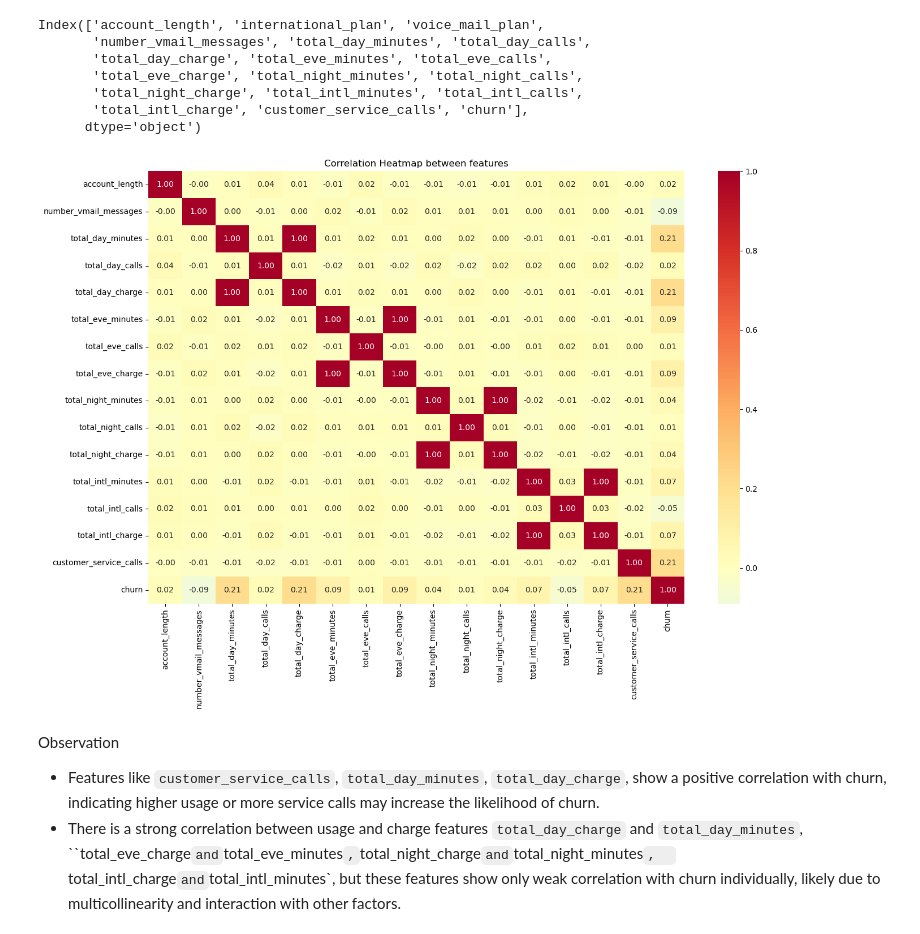
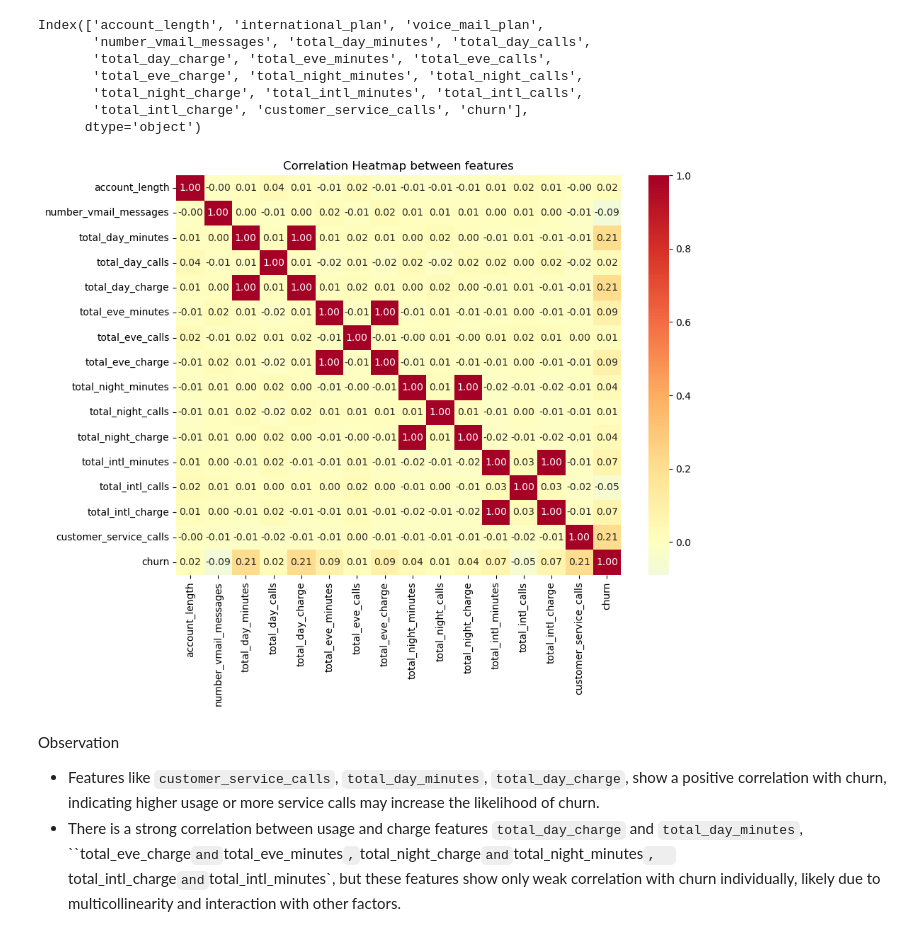
Before and after one commit to Mercykirwa25/End_Phase_3_Project, a Jupyter notebook: Churn_dataset.ipynb, the cells around one changed output. Drawn from its saved outputs; the diff is of its cells as text; code cells hidden in the pictures.

```diff
--- a/Churn_dataset.ipynb
+++ b/Churn_dataset.ipynb
@@ -522,19 +541,19 @@ Index(['account_length', 'international_plan', 'voice_mail_plan',
 # %%
 features = ["account_length", "number_vmail_messages", "total_day_minutes", "total_day_calls",
        "total_day_charge", "total_eve_minutes", "total_eve_calls",
        "total_eve_charge", "total_night_minutes", "total_night_calls",
        "total_night_charge", "total_intl_minutes", "total_intl_calls",
        "total_intl_charge", "customer_service_calls", "churn"]
 
 corr = df[features].corr()
 
-plt.figure(figsize=(14,10))
+plt.figure(figsize=(10,8))
 sns.heatmap(corr, annot=True, fmt=".2f", cmap="RdYlBu_r", center=0)
 plt.title("Correlation Heatmap between features")
 plt.tight_layout()
 plt.show()
 # %% [output]
-[figure, old version]
+[figure, new version]
 # %% [markdown]
 Observation
 - Features like `customer_service_calls`, `total_day_minutes`, `total_day_charge`, show a positive correlation with churn, indicating higher usage or more service calls may increase the likelihood of churn.
```
Also changed, not shown: parts of 82 cells of this notebook, 1 other file.
